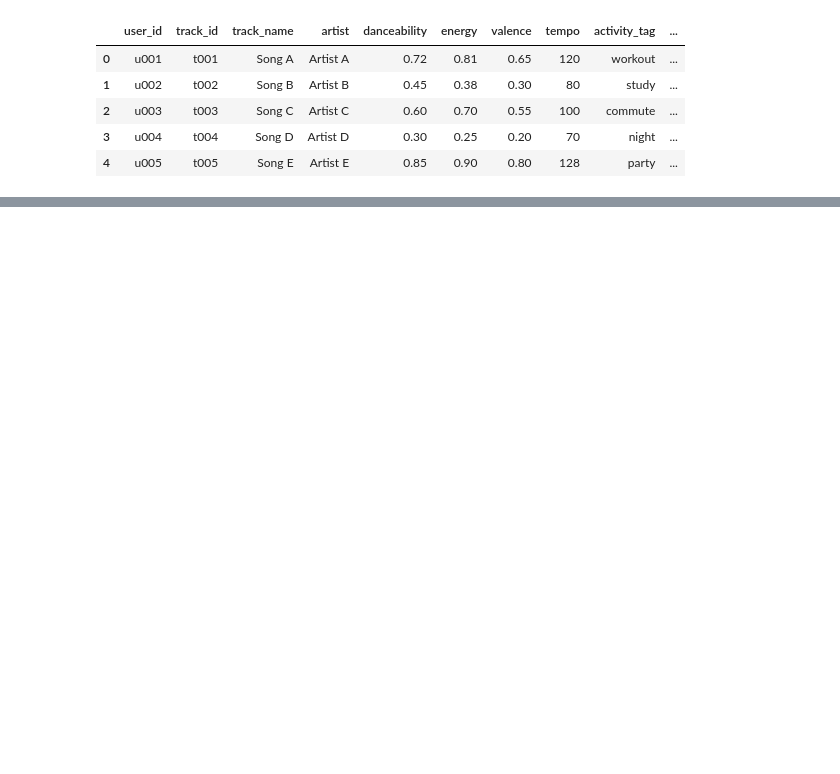
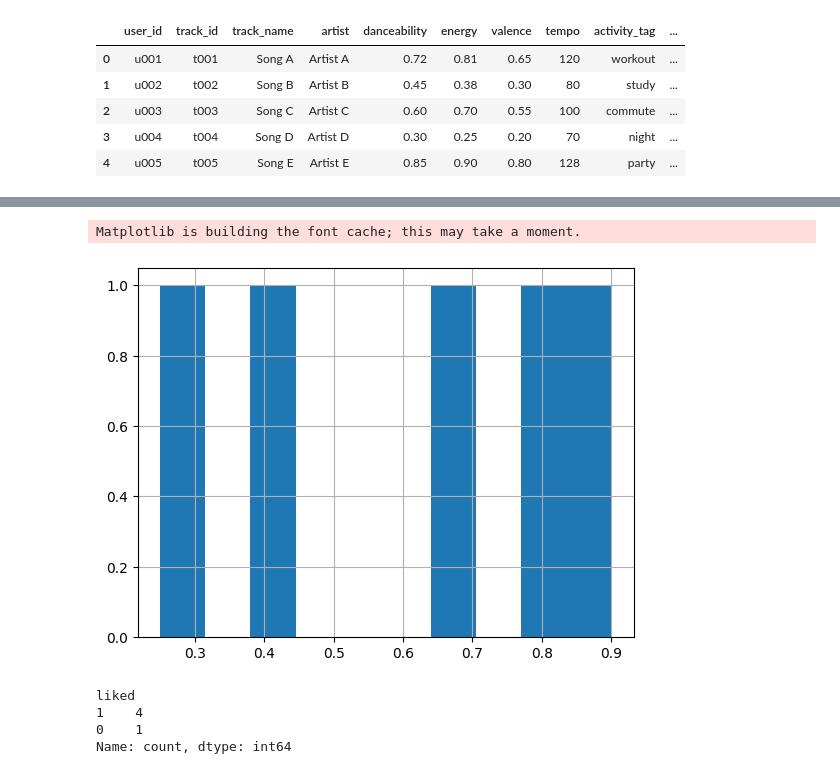
Before and after one commit to jneey2000/ML, a Jupyter notebook: music-context-ml/notebooks/EDA.ipynb, the cells around one changed output, grey strips where cells are left out. Drawn from its saved outputs; the diff is of its cells as text; code cells hidden in the pictures; blank space fills up the shorter version.

```diff
--- a/music-context-ml/notebooks/EDA.ipynb
+++ b/music-context-ml/notebooks/EDA.ipynb
@@ -12,0 +45,15 @@ df.head()
+# %%
+import matplotlib.pyplot as plt
+
+df["energy"].hist()
+plt.show()
+# %% [output]
+Matplotlib is building the font cache; this may take a moment.
+[figure, added]
+# %%
+df["liked"].value_counts()
+# %% [output]
+liked
+1    4
+0    1
+Name: count, dtype: int64
```
Also changed, not shown: parts of 8 cells of this notebook, 1 other file.
